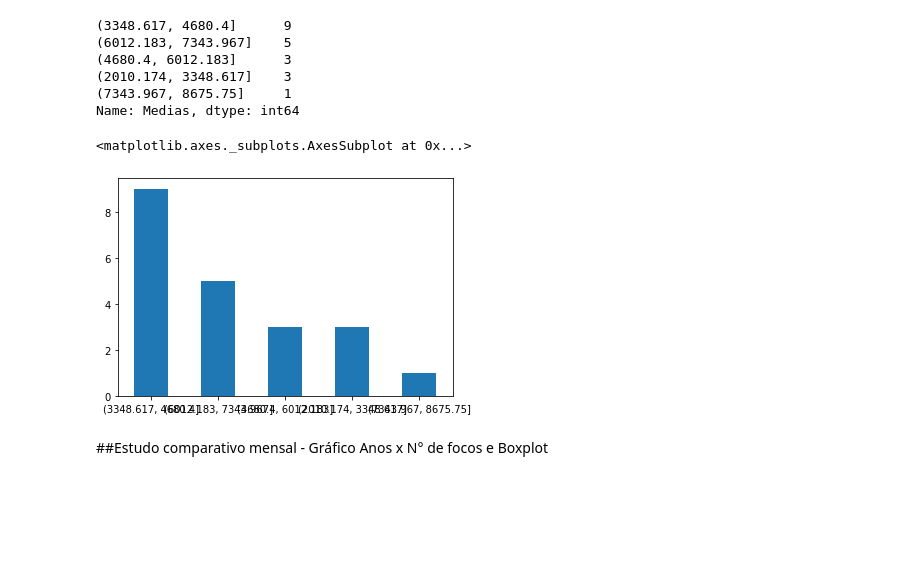
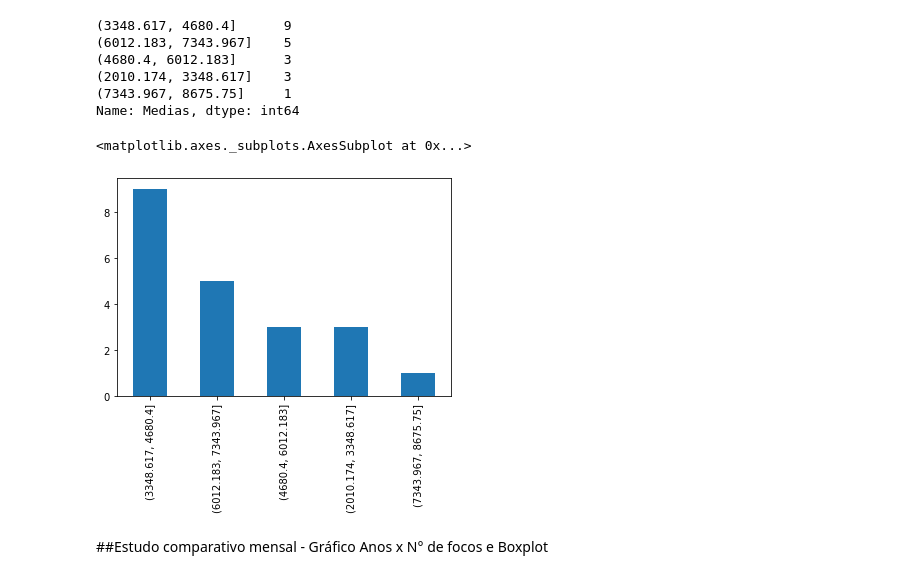
Before and after one commit to wanderson-r-marques/analise-dos-dados-de-queimadas, a Jupyter notebook: Analise_Nordeste.ipynb, the cells around one changed output. Saved outputs shown, nothing was run; the diff lists cells and outputs as text; code cells hidden in the pictures; blank space fills up the shorter version.

```diff
--- a/Analise_Nordeste.ipynb
+++ b/Analise_Nordeste.ipynb
@@ -267,12 +274,15 @@ counts
 (2010.174, 3348.617]    3
 (7343.967, 8675.75]     1
 Name: Medias, dtype: int64
-# %%
-counts
-counts.plot.bar(rot = 0)
-# %% [output]
-<matplotlib.axes._subplots.AxesSubplot at 0x...>
-[figure, removed]
+# %%
+#Histograma de frequências do número de focos
+counts
+counts.plot.bar(x= 'Intervalo do Nº de focos de queimadas', y='Fraquência')
+
+#Adicionar legendas para os eixos e ordenar os valores do eixo x
+# %% [output]
+<matplotlib.axes._subplots.AxesSubplot at 0x...>
+[figure, added]
 # %% [markdown]
 ##Estudo comparativo mensal - Gráfico Anos x N° de focos e Boxplot
 # %%
```
Also changed, not shown: parts of 20 cells of this notebook.
